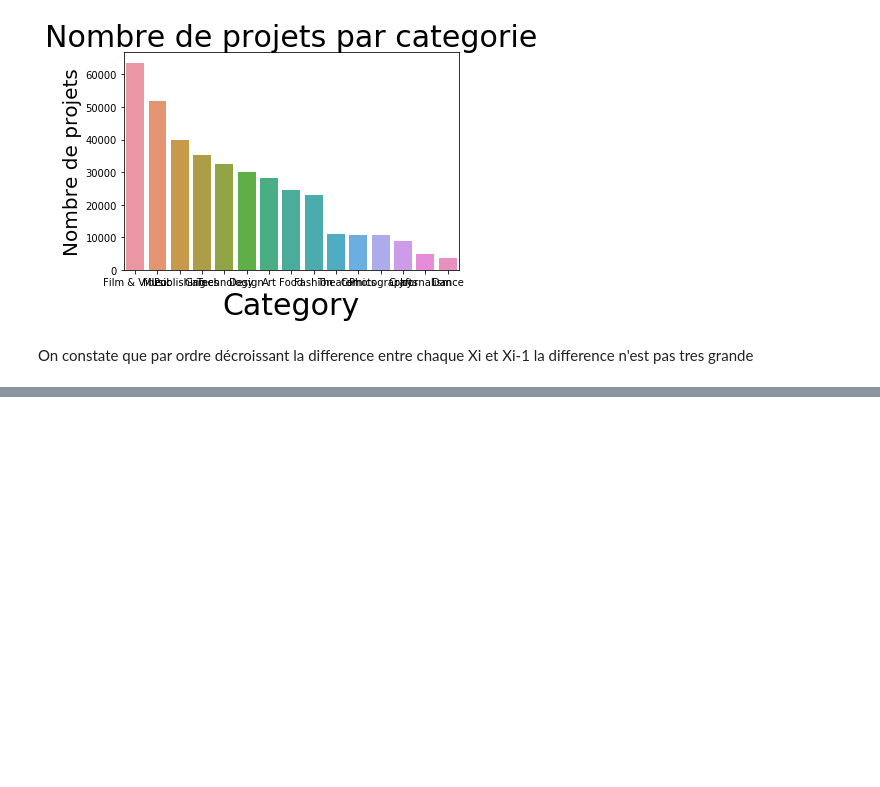
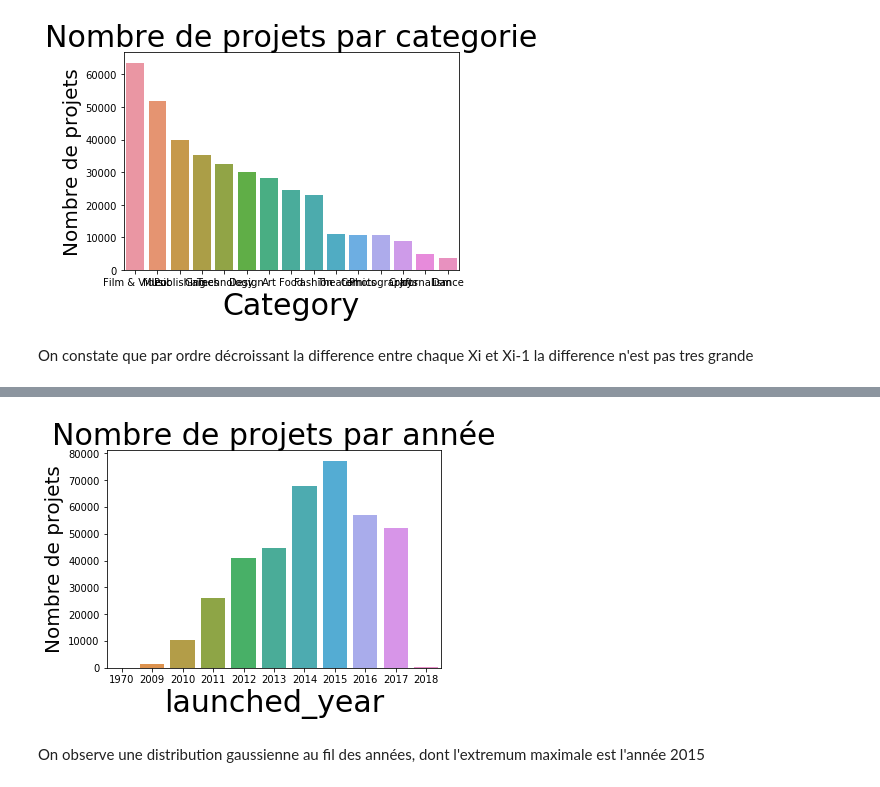
Before and after one commit to TaySai/EDA2018, a Jupyter notebook: kickstarter_projects.ipynb, the cells around one changed output, grey strips where cells are left out. Cells and saved outputs as stored; diff of their text form; code cells hidden in the pictures; blank space fills up the shorter version.

```diff
--- a/kickstarter_projects.ipynb
+++ b/kickstarter_projects.ipynb
@@ -214,0 +216,10 @@ On constate que seulement 35,38% des projets réussissent.
+# %%
+bar_launched_year = sns.countplot('launched_year', data=df)
+bar_launched_year.axes.set_title('Nombre de projets par année',fontsize=30)
+bar_launched_year.set_xlabel("launched_year",fontsize=30)
+bar_launched_year.set_ylabel("Nombre de projets",fontsize=20)
+plt.show()
+# %% [output]
+[figure, added]
+# %% [markdown]
+On observe une distribution gaussienne au fil des années, dont l'extremum maximale est l'année 2015
```
Also changed, not shown: parts of 15 cells of this notebook.
